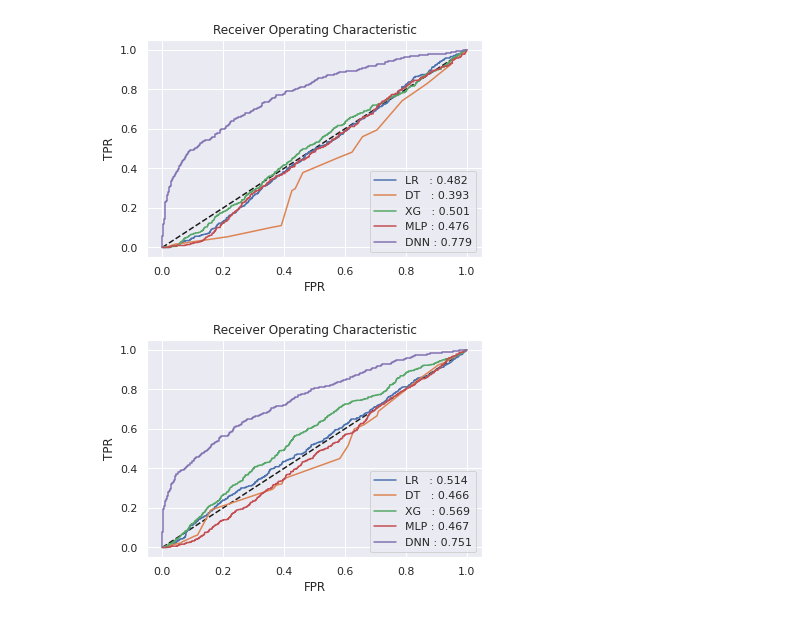
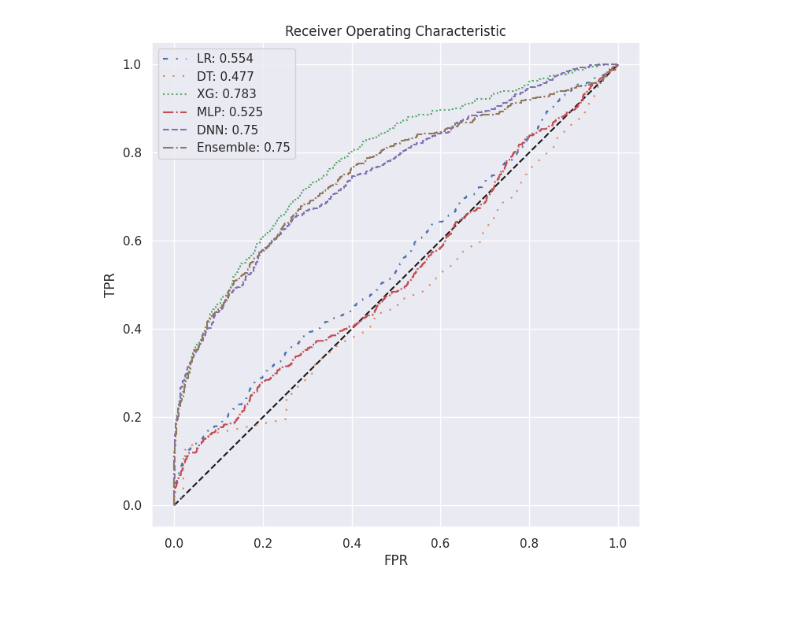
Before and after one commit to remind1580/ROKA_stomach-pain, a Jupyter notebook: 5_plot_performance.ipynb, the cells around one changed output. Drawn from its saved outputs; the diff is of its cells as text; code cells hidden in the pictures.

Commit message:
Add ensemble model

```diff
--- a/5_plot_performance.ipynb
+++ b/5_plot_performance.ipynb
@@ -4,69 +4,66 @@ import seaborn as sns
 import matplotlib.pyplot as plt
 
 from sklearn.metrics import confusion_matrix
 from sklearn.metrics import roc_curve, roc_auc_score
 from sklearn.metrics import f1_score, precision_score, recall_score
 
-res = pd.read_excel("model_performances.xlsx", engine="openpyxl")
+res = pd.read_excel("model_performances_use-target_sub.xlsx", engine="openpyxl")
 
 fpr1 , tpr1, thresholds1 = roc_curve(res['label'], res['Score_lr'])
 auc1 = roc_auc_score(res['label'], res['Score_lr']).round(3)
 
 fpr2 , tpr2, thresholds2 = roc_curve(res['label'], res['Score_dt'])
 auc2 = roc_auc_score(res['label'], res['Score_dt']).round(3)
 
 fpr3 , tpr3, thresholds3 = roc_curve(res['label'], res['Score_xgboost'])
 auc3 = roc_auc_score(res['label'], res['Score_xgboost']).round(3)
 
 fpr4 , tpr4, thresholds4 = roc_curve(res['label'], res['Score_mlp'])
 auc4 = roc_auc_score(res['label'], res['Score_mlp']).round(3)
 
 fpr5 , tpr5, thresholds5 = roc_curve(res['label'], res['Score_dnn'])
 auc5 = roc_auc_score(res['label'], res['Score_dnn']).round(3)
 
+fpr6 , tpr6, thresholds5 = roc_curve(res['label'], res['Score_ensemble'])
+auc6 = roc_auc_score(res['label'], res['Score_ensemble']).round(3)
+
 sns.set_theme()
+
+linestyle_str = [
+     ('solid', 'solid'),      # Same as (0, ()) or '-'
+     ('dotted', 'dotted'),    # Same as (0, (1, 1)) or ':'
+     ('dashed', 'dashed'),    # Same as '--'
+     ('dashdot', 'dashdot')]  # Same as '-.'
+
+linestyle_tuple = [
+     ('loosely dotted',        (0, (1, 5))),
+     ('dotted',                (0, (1, 1))),
+     ('densely dotted',        (0, (1, 1))),
+     ('long dash with offset', (5, (10, 3))),
+     ('loosely dashed',        (0, (5, 10))),
+     ('dashed',                (0, (5, 5))),
+     ('densely dashed',        (0, (5, 1))),
+
+     ('loosely dashdotted',    (0, (3, 5, 1, 5))),
+     ('dashdotted',            (0, (3, 5, 1, 5))),
+     ('densely dashdotted',    (0, (3, 1, 1, 1))),
+
+     ('dashdotdotted',         (0, (3, 5, 1, 5, 1, 5))),
+     ('loosely dashdotdotted', (0, (3, 10, 1, 10, 1, 10))),
+     ('densely dashdotdotted', (0, (3, 1, 1, 1, 1, 1)))]
+
+plt.figure(figsize=(8, 8))
 plt.plot([0,1],[0,1], 'k--')
-plt.plot(fpr1, tpr1, label= f"LR   : {auc1}")
-plt.plot(fpr2, tpr2, label= f"DT   : {auc2}")
-plt.plot(fpr3, tpr3, label= f"XG   : {auc3}")
-plt.plot(fpr4, tpr4, label= f"MLP : {auc4}")
-plt.plot(fpr5, tpr5, label= f"DNN : {auc5}")
+plt.plot(fpr1, tpr1, label= f"LR: {auc1}", linestyle=linestyle_tuple[7][1])
+plt.plot(fpr2, tpr2, label= f"DT: {auc2}", linestyle=linestyle_tuple[0][1])
+plt.plot(fpr3, tpr3, label= f"XG: {auc3}", linestyle=":")
+plt.plot(fpr4, tpr4, label= f"MLP: {auc4}", linestyle="-.")
+plt.plot(fpr5, tpr5, label= f"DNN: {auc5}", linestyle="--")
+plt.plot(fpr6, tpr6, label= f"Ensemble: {auc6}", linestyle="-.")
 plt.legend()
 plt.xlabel("FPR")
 plt.ylabel("TPR")
 plt.title('Receiver Operating Characteristic')
 plt.show()
 # %% [output]
-[figure, old version]
+[figure, new version]
-# %%
-res = pd.read_excel("model_performances_use-target_sub.xlsx", engine="openpyxl")
-
-fpr1 , tpr1, thresholds1 = roc_curve(res['label'], res['Score_lr'])
-auc1 = roc_auc_score(res['label'], res['Score_lr']).round(3)
-
-fpr2 , tpr2, thresholds2 = roc_curve(res['label'], res['Score_dt'])
-auc2 = roc_auc_score(res['label'], res['Score_dt']).round(3)
-
-fpr3 , tpr3, thresholds3 = roc_curve(res['label'], res['Score_xgboost'])
-auc3 = roc_auc_score(res['label'], res['Score_xgboost']).round(3)
-
-fpr4 , tpr4, thresholds4 = roc_curve(res['label'], res['Score_mlp'])
-auc4 = roc_auc_score(res['label'], res['Score_mlp']).round(3)
-
-fpr5 , tpr5, thresholds5 = roc_curve(res['label'], res['Score_dnn'])
-auc5 = roc_auc_score(res['label'], res['Score_dnn']).round(3)
-
-sns.set_theme()
-plt.plot([0,1],[0,1], 'k--')
-plt.plot(fpr1, tpr1, label= f"LR   : {auc1}")
-plt.plot(fpr2, tpr2, label= f"DT   : {auc2}")
-plt.plot(fpr3, tpr3, label= f"XG   : {auc3}")
-plt.plot(fpr4, tpr4, label= f"MLP : {auc4}")
-plt.plot(fpr5, tpr5, label= f"DNN : {auc5}")
-plt.legend()
-plt.xlabel("FPR")
-plt.ylabel("TPR")
-plt.title('Receiver Operating Characteristic')
-plt.show()
-# %% [output]
-[figure, removed]
```
Also changed, not shown: parts of 1 cell of this notebook.
